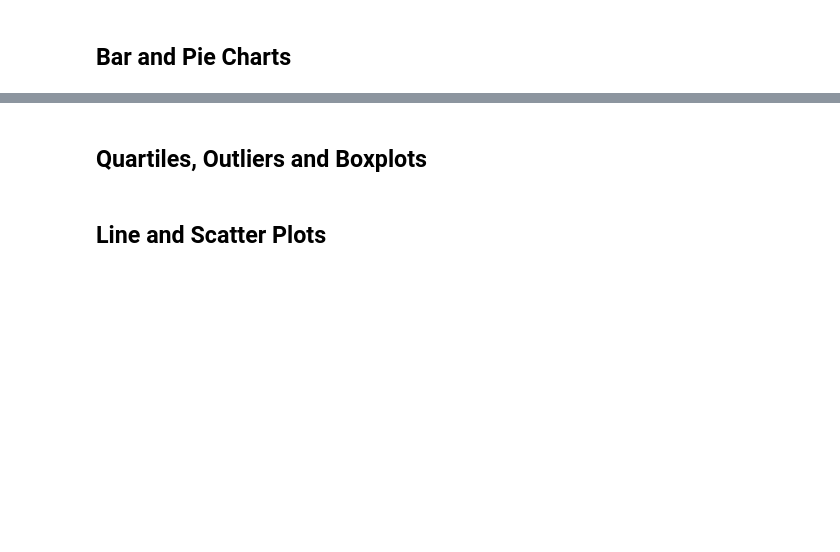
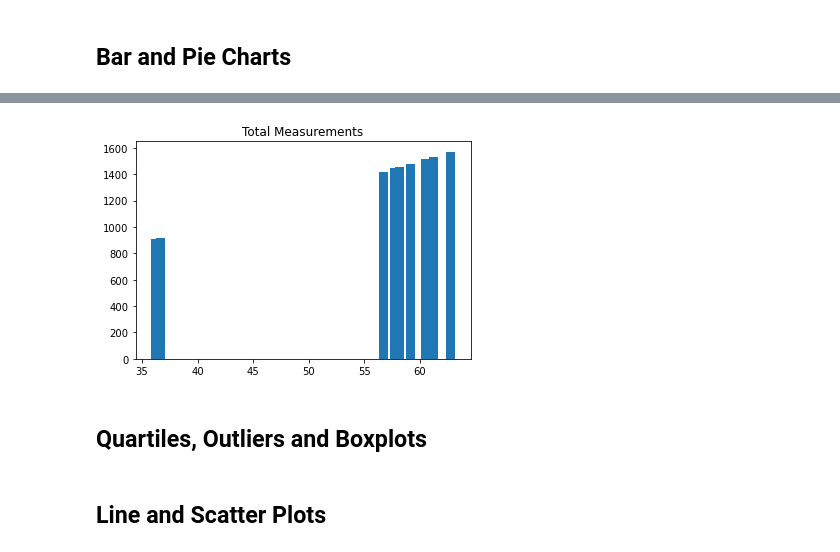
Before and after one commit to ethomps33/MatplotlibHW_ThePowerOfPlots, a Jupyter notebook: Pymaceuticals/pymaceuticals_starter.ipynb, the cells around one changed output, grey strips where cells are left out. Drawn from its saved outputs; the diff is of its cells as text; code cells hidden in the pictures; blank space fills up the shorter version.

```diff
--- a/Pymaceuticals/pymaceuticals_starter.ipynb
+++ b/Pymaceuticals/pymaceuticals_starter.ipynb
@@ -69,5 +125,13 @@ clean_mice.head()
 # %%
 # Generate a bar plot showing the total number of measurements taken on each drug regimen using pyplot.
+#plt.xlabel("Drug Regimen")
+#plt.ylabel("Total")
+plt.title("Total Measurements")
+plt.bar(drug_mean, drug_sum)
+plt.plot()
+plt.show()
+# %% [output]
+[figure, added]
 # %%
 # Generate a pie plot showing the distribution of female versus male mice using pandas
 # %%
```
Also changed, not shown: parts of 8 cells of this notebook.
